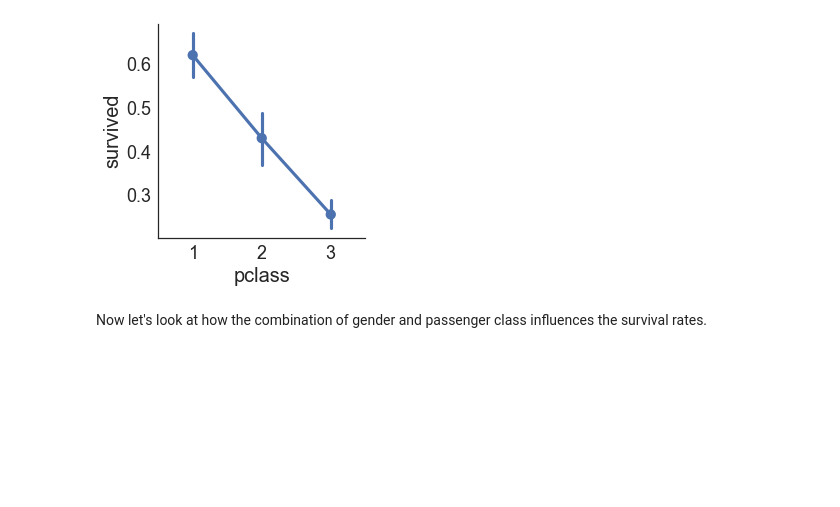
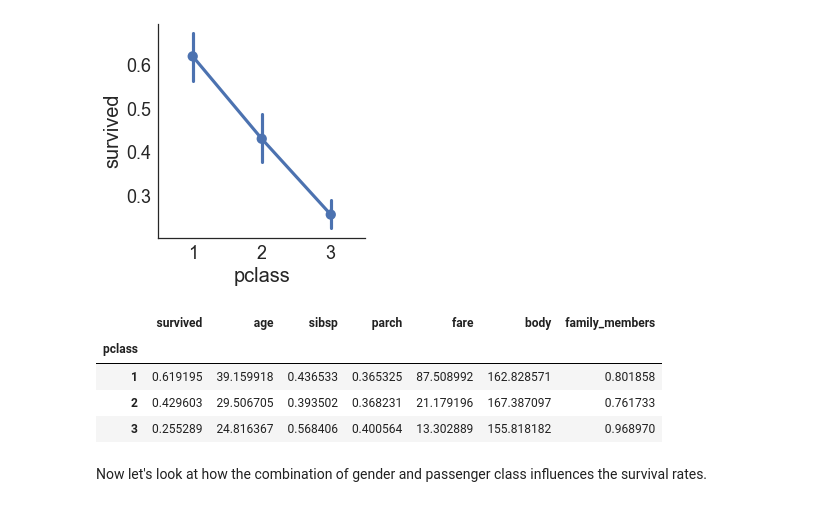
Before and after one commit to marijavlajic/code-university-ml-workshop, a Jupyter notebook: ML Workshop Part 1 - Data Exploration.ipynb, the cells around one changed output. Saved outputs shown, nothing was run; the diff lists cells and outputs as text; code cells hidden in the pictures; blank space fills up the shorter version.

```diff
--- a/ML Workshop Part 1 - Data Exploration.ipynb
+++ b/ML Workshop Part 1 - Data Exploration.ipynb
@@ -129,6 +141,14 @@ sns.factorplot('pclass', 'survived', data = titanic)
 # %% [output]
 <seaborn.axisgrid.FacetGrid at 0x...>
 [figure]
+# %%
+titanic.groupby('pclass').mean()
+# %% [output]
+|  | survived | age | sibsp | parch | fare | body | family_members |
+| pclass |  |  |  |  |  |  |  |
+| 1 | 0.619195 | 39.159918 | 0.436533 | 0.365325 | 87.508992 | 162.828571 | 0.801858 |
+| 2 | 0.429603 | 29.506705 | 0.393502 | 0.368231 | 21.179196 | 167.387097 | 0.761733 |
+| 3 | 0.255289 | 24.816367 | 0.568406 | 0.400564 | 13.302889 | 155.818182 | 0.968970 |
 # %% [markdown]
 Now let's look at how the combination of gender and passenger class influences the survival rates.
 # %%
```
Also changed, not shown: parts of 26 cells of this notebook.
